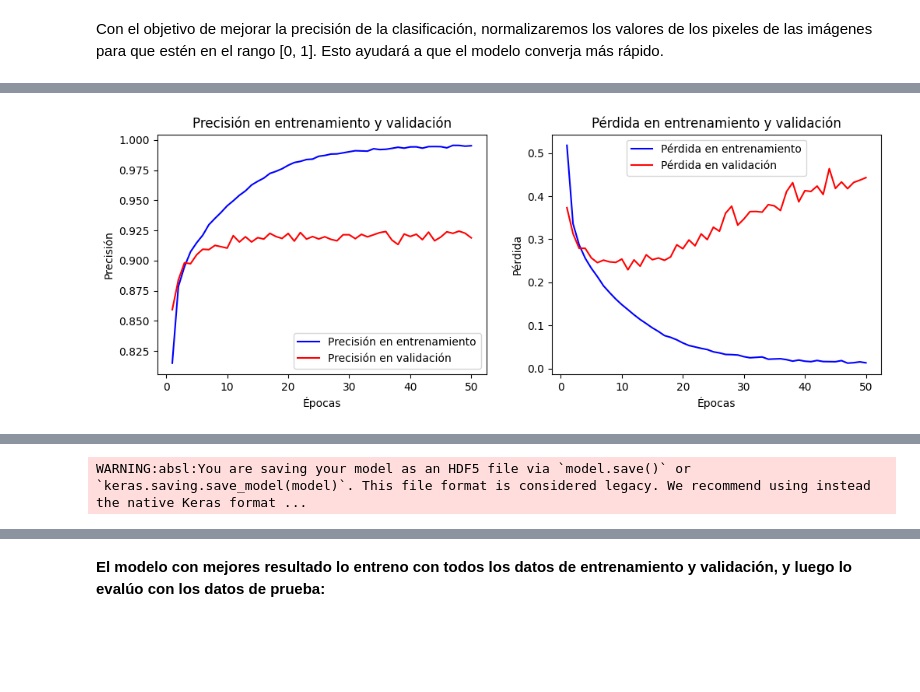
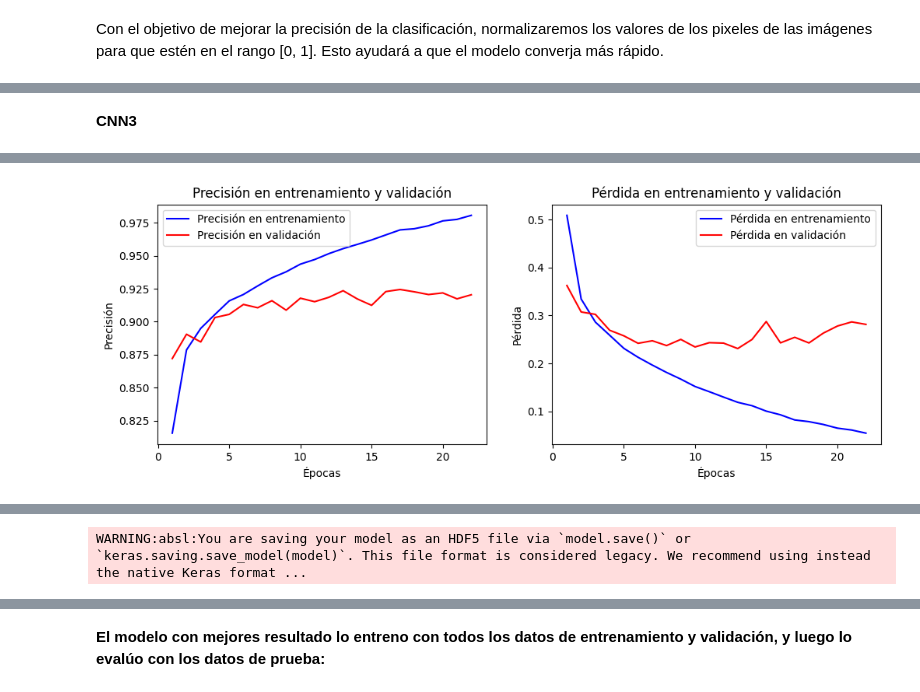
Before and after one commit to azulnogueraa/apparelsClassification, a Jupyter notebook: apparelsClassification.ipynb, the cells around one changed output, grey strips where cells are left out. Cells and saved outputs as stored; diff of their text form; code cells hidden in the pictures; blank space fills up the shorter version.

```diff
--- a/apparelsClassification.ipynb
+++ b/apparelsClassification.ipynb
@@ -113,18 +150,15 @@ class ModeloBase:
         self.nombre = nombre
         self.modelo = None
 
-    def cargar_datos(self):
-        # Implementar la carga de datos
-        (X_train, y_train), (X_test, y_test) = tf.keras.datasets.fashion_mnist.load_data()
-        return (X_train, y_train), (X_test, y_test)
-
     def read_images(self, filename):
+        # Implementar la lectura de imágenes
         with open(filename, 'rb') as f:
             magic, num_images, rows, cols = np.frombuffer(f.read(16), dtype=np.uint32).byteswap()
             data = np.frombuffer(f.read(), dtype=np.uint8).reshape(num_images, rows, cols)
         return data
 
     def read_labels(self, filename):
+        # Implementar la lectura de etiquetas
         with open(filename, 'rb') as f:
             magic, num_items = np.frombuffer(f.read(8), dtype=np.uint32).byteswap()
             labels = np.frombuffer(f.read(), dtype=np.uint8)
@@ -152,13 +186,21 @@ class ModeloBase:
         # Implementar la compilación del modelo
         self.modelo.compile(optimizer=Adam(learning_rate=lr), loss='categorical_crossentropy', metrics=['accuracy'])
 
-    def entrenar(self, X_train, y_train, X_val, y_val, epochs, batch_size):
+    def entrenar(self, X_train, y_train, X_val, y_val, epochs, batch_size, patience=5):
+        # Definir Early Stopping
+        early_stopping = tf.keras.callbacks.EarlyStopping(
+            monitor='val_accuracy',
+            patience=patience,
+            restore_best_weights=True
+        )
+
         # Entrenar el modelo con datos de validación
         history = self.modelo.fit(
             X_train, y_train,
             epochs=epochs,
             batch_size=batch_size,
-            validation_data=(X_val, y_val)
+            validation_data=(X_val, y_val),
+            callbacks=[early_stopping]
         )
         return history
 
@@ -518,5 +660,7 @@ WARNING:absl:You are saving your model as an HDF5 file via `model.save()` or `ke
+# %% [markdown]
+**CNN3**
 # %%
-cnn3 = CNN3()    # instanciar modelo CNN
+cnn3 = Arquitecturas(model_type='CNN3')
 X_train = cnn3.read_images(img_train)
 y_train = cnn3.read_labels(lbs_train)
 X_test = cnn3.read_images(img_test)
@@ -560 +704 @@ Precisión en el conjunto de prueba: 0.9134
-[figure, old version]
+[figure, new version]
```
Also changed, not shown: parts of 32 cells of this notebook, 15 other files.
